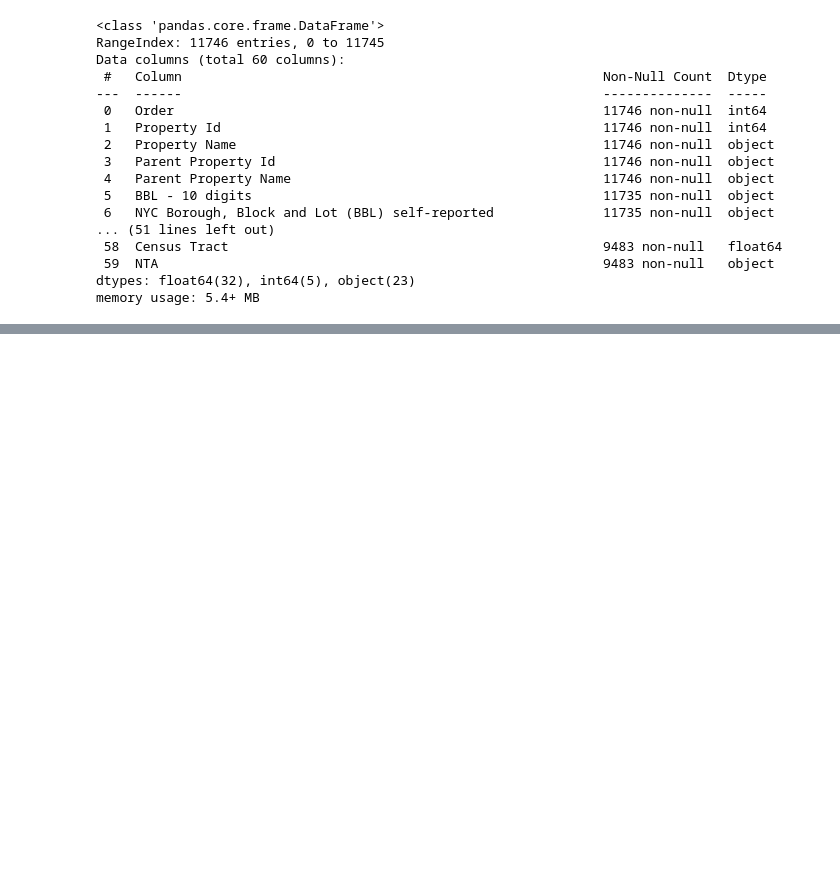
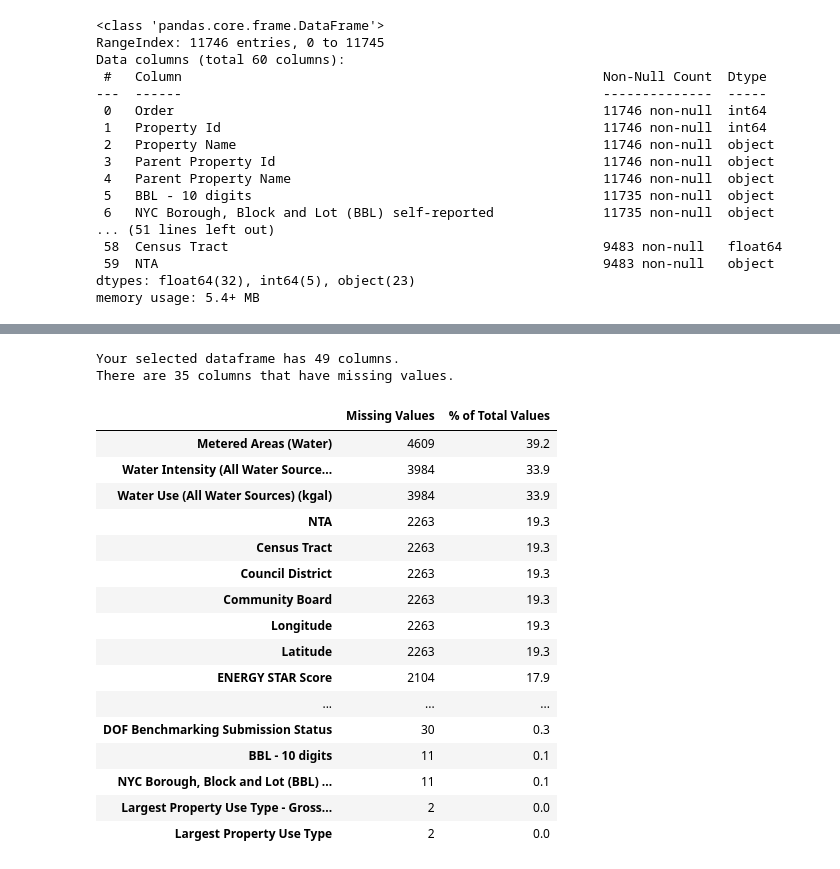
Before and after one commit to Jared-Glenn/Machine_Learning_Project_Walkthrough, a Jupyter notebook: ml_walkthrough.ipynb, the cells around one changed output, grey strips where cells are left out. Drawn from its saved outputs; the diff is of its cells as text; code cells hidden in the pictures; blank space fills up the shorter version.

```diff
--- a/ml_walkthrough.ipynb
+++ b/ml_walkthrough.ipynb
@@ -146,0 +181,22 @@ There are 46 columns that have missing values.
+# %%
+missing_values_table(data)
+# %% [output]
+Your selected dataframe has 49 columns.
+There are 35 columns that have missing values.
+|  | Missing Values | % of Total Values |
+| Metered Areas (Water) | 4609 | 39.2 |
+| Water Intensity (All Water Source... | 3984 | 33.9 |
+| Water Use (All Water Sources) (kgal) | 3984 | 33.9 |
+| NTA | 2263 | 19.3 |
+| Census Tract | 2263 | 19.3 |
+| Council District | 2263 | 19.3 |
+| Community Board | 2263 | 19.3 |
+| Longitude | 2263 | 19.3 |
+| Latitude | 2263 | 19.3 |
+| ENERGY STAR Score | 2104 | 17.9 |
+| ... | ... | ... |
+| DOF Benchmarking Submission Status | 30 | 0.3 |
+| BBL - 10 digits | 11 | 0.1 |
+| NYC Borough, Block and Lot (BBL) ... | 11 | 0.1 |
+| Largest Property Use Type - Gross... | 2 | 0.0 |
+| Largest Property Use Type | 2 | 0.0 |
```
Also changed, not shown: parts of 6 cells of this notebook.
